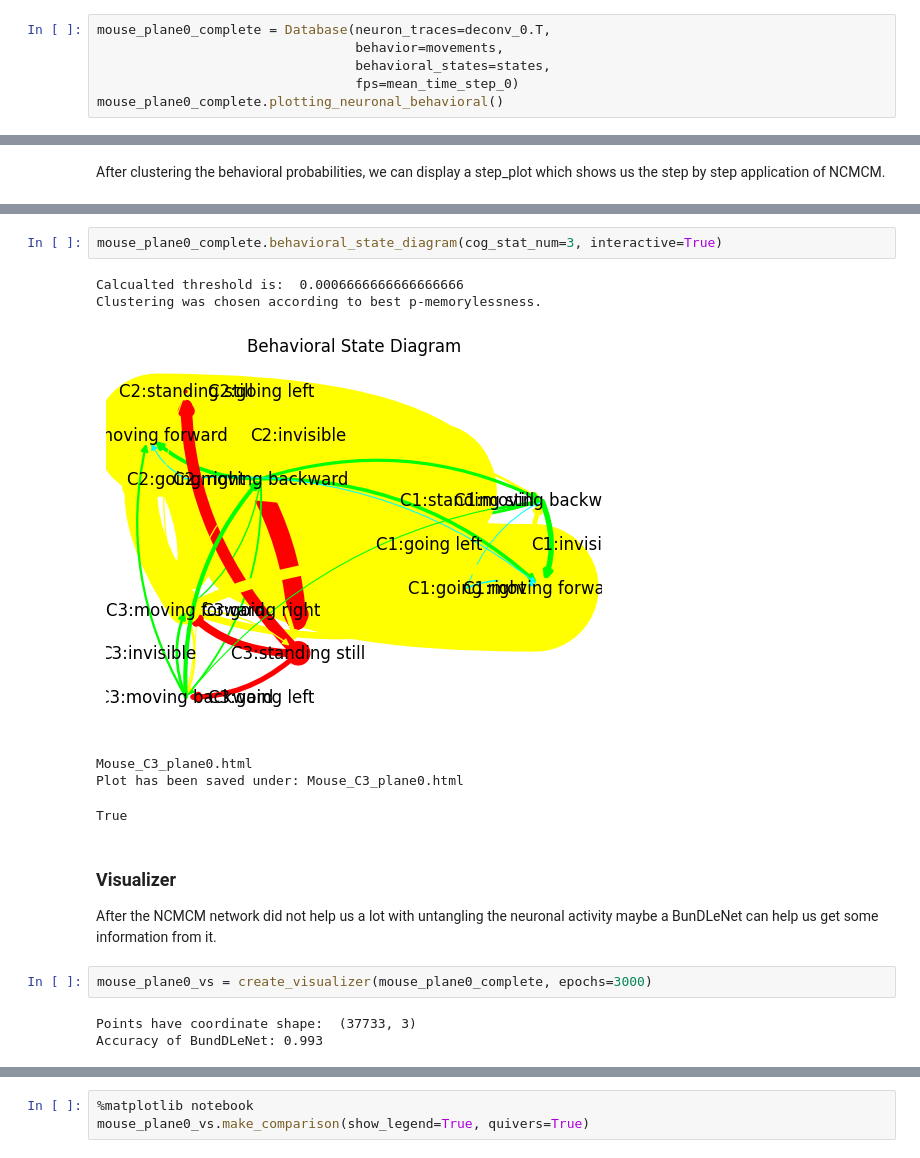
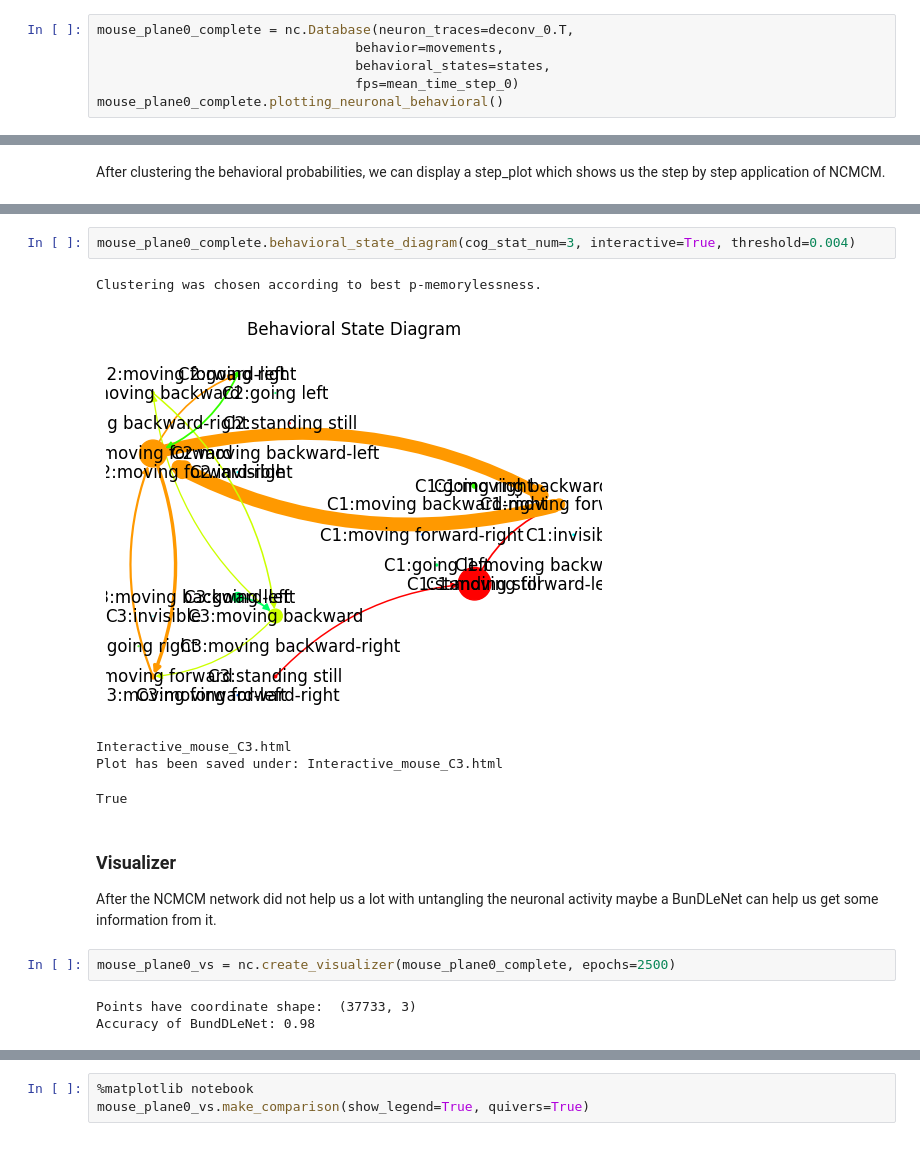
Before and after one commit to DriftKing1998/NC-MCM-Visualizer, a Jupyter notebook: demos/Demo_mouse_dataset.ipynb, the cells around one changed output, grey strips where cells are left out. Drawn from its saved outputs; the diff is of its cells as text.

```diff
--- a/demos/Demo_mouse_dataset.ipynb
+++ b/demos/Demo_mouse_dataset.ipynb
@@ -137,7 +159,7 @@ print(np.unique(movements, return_counts=True))
 ### Application of NCMCM
 Now we can finally apply the NCMCM framework. Lets start by plotting the timeseries for neuronal activity and behaviors.
 # %%
-mouse_plane0_complete = Database(neuron_traces=deconv_0.T,
+mouse_plane0_complete = nc.Database(neuron_traces=deconv_0.T,
                                  behavior=movements,
                                  behavioral_states=states,
                                  fps=mean_time_step_0)
@@ -164,20 +196,19 @@ True
 # %%
-mouse_plane0_complete.behavioral_state_diagram(cog_stat_num=3, interactive=True)
+mouse_plane0_complete.behavioral_state_diagram(cog_stat_num=3, interactive=True, threshold=0.004)
 # %% [output]
-Calcualted threshold is:  0.0006666666666666666
 Clustering was chosen according to best p-memorylessness.
-[figure, old version]
+[figure, new version]
-Mouse_C3_plane0.html
-Plot has been saved under: Mouse_C3_plane0.html
+Interactive_mouse_C3.html
+Plot has been saved under: Interactive_mouse_C3.html
 True
 # %% [markdown]
 ### Visualizer
 After the NCMCM network did not help us a lot with untangling the neuronal activity maybe a BunDLeNet can help us get some information from it.
 # %%
-mouse_plane0_vs = create_visualizer(mouse_plane0_complete, epochs=3000)
+mouse_plane0_vs = nc.create_visualizer(mouse_plane0_complete, epochs=2500)
 # %% [output]
 Points have coordinate shape:  (37733, 3)
-Accuracy of BundDLeNet: 0.993
+Accuracy of BundDLeNet: 0.98
 # %%
 mouse_plane0_vs.plot_loss()
 # %% [output]
```
Also changed, not shown: parts of 8 cells of this notebook, 13 other files.
